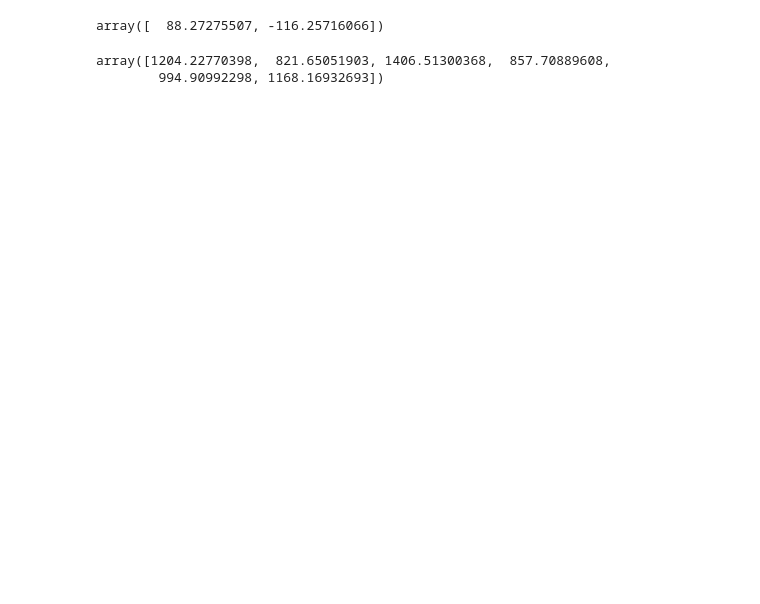
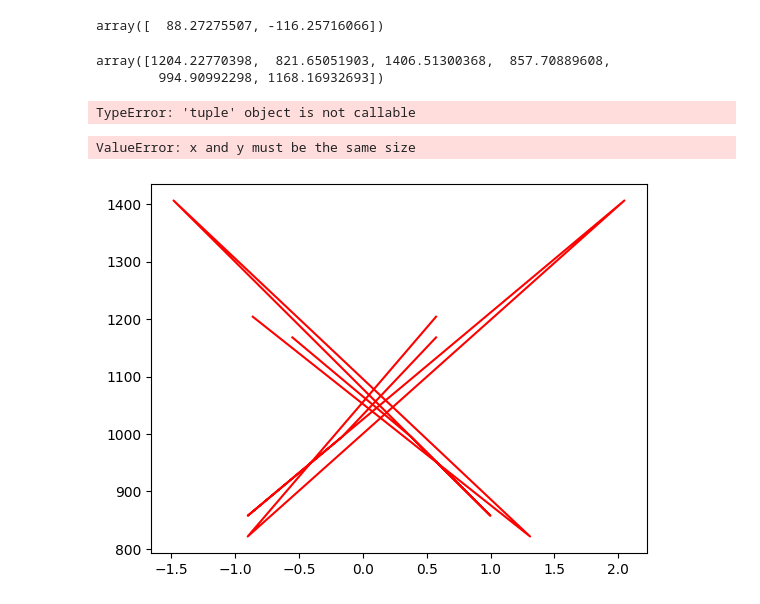
Before and after one commit to sidhant-mani-tiwari/ML-notebooks, a Jupyter notebook: economic-index-LR.ipynb, the cells around one changed output. Saved outputs shown, nothing was run; the diff lists cells and outputs as text; code cells hidden in the pictures; blank space fills up the shorter version.

```diff
--- a/economic-index-LR.ipynb
+++ b/economic-index-LR.ipynb
@@ -145,5 +145,16 @@ y_predicted
 # %% [output]
 array([1204.22770398,  821.65051903, 1406.51300368,  857.70889608,
         994.90992298, 1168.16932693])
+# %%
+x_test.shape()
+y_test.shape()
+# %% [output]
+TypeError: 'tuple' object is not callable
 # %%
-sns.scatterplot(y_predicted, y_test, )
+plt.plot(x_test, y_predicted, color='r')
+plt.scatter(x_test, y_test)
+plt.xlabel('x-testing data')
+plt.ylabel('Y')
+# %% [output]
+ValueError: x and y must be the same size
+[figure, added]
```
Also changed, not shown: parts of 2 cells of this notebook, 7 other files.
